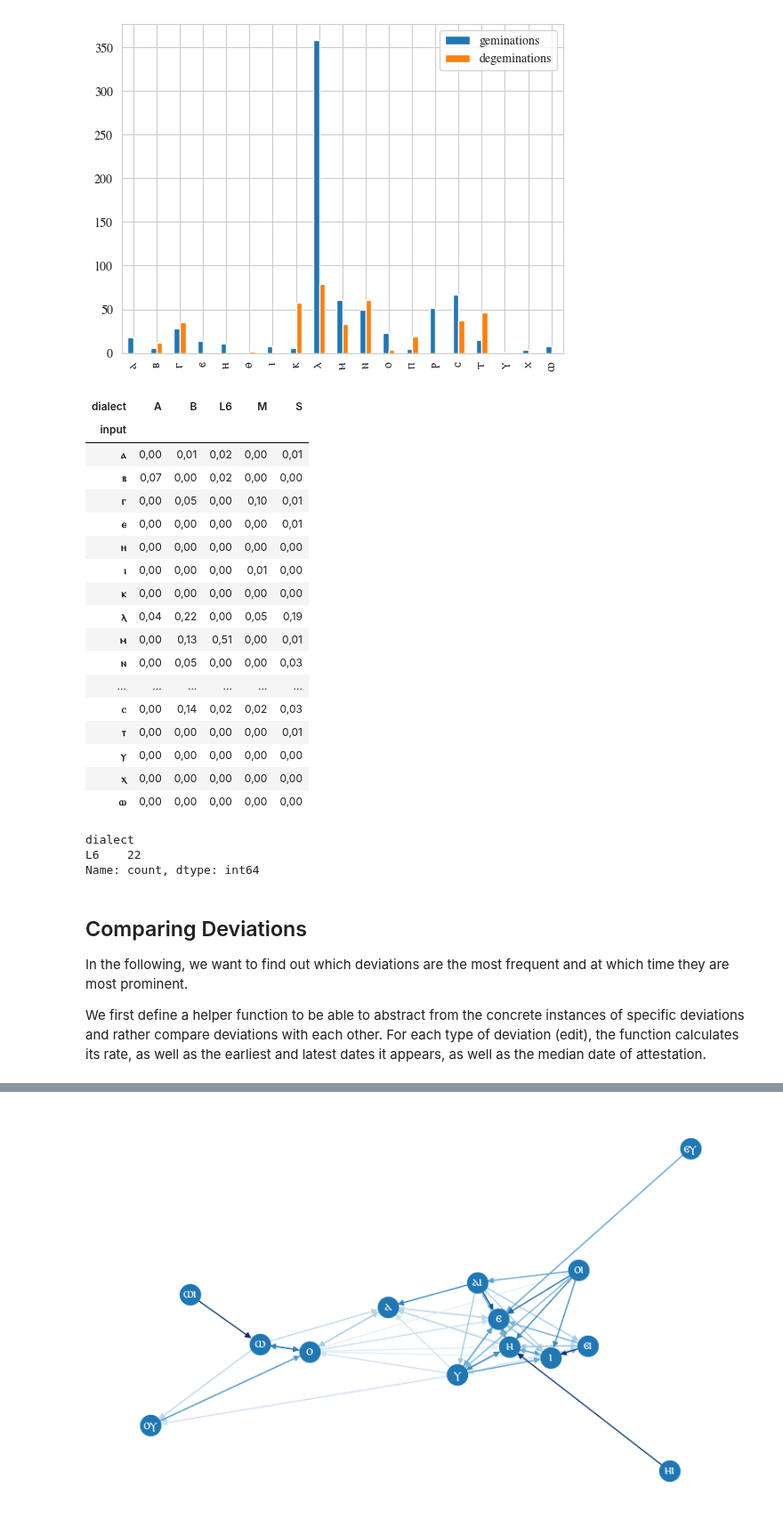
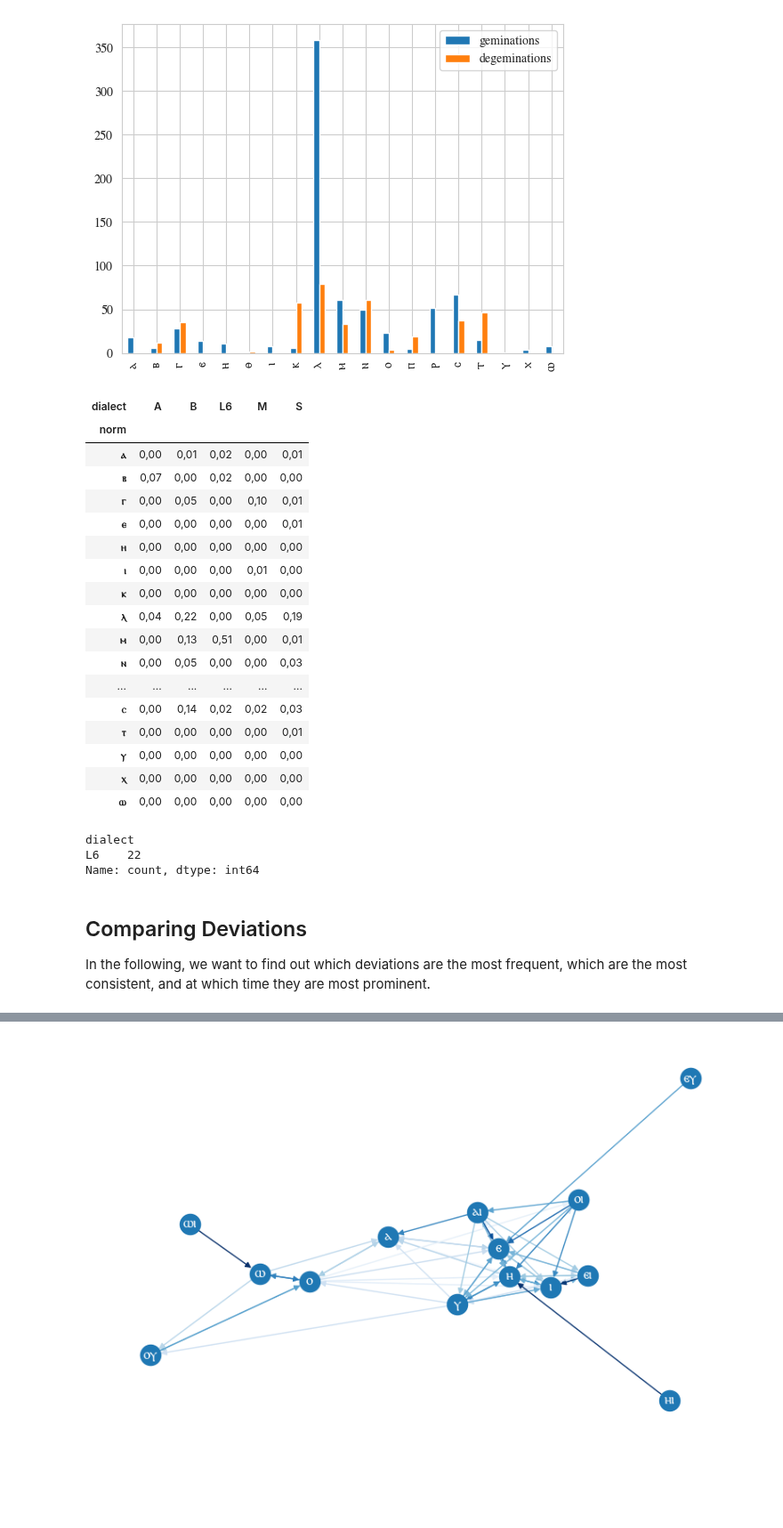
Before and after one commit to kmein/greek-coptic, a Jupyter notebook: greek-coptic.ipynb, the cells around one changed output, grey strips where cells are left out. Shown at 89% size. Saved outputs shown, nothing was run; the diff lists cells and outputs as text; code cells hidden in the pictures; blank space fills up the shorter version.

```diff
--- a/greek-coptic.ipynb
+++ b/greek-coptic.ipynb
@@ -744,3 +742,5 @@ pd.DataFrame(long_edits)
+# %%
+df_diff = df_diff.rename(columns={"input": "norm", "output": "var"})
 # %% [markdown]
 # Data Presentation and Analysis
 
@@ -806,6 +773,0 @@ Or across centuries:
-# %%
-df_diff["century"] = (df_diff["date_approximate"] / 100).fillna(-1).astype(int)
-result = dict()
-for century in set(df_diff["century"].values) - {-1}:
-    result[century] = rate("ⲟⲓ", "ⲉ", predicate=df_diff["century"] == century)
-pd.Series(result).plot.bar().set_ylim(0, 1)
@@ -818,28 +777,28 @@ pd.Series(result).plot.bar().set_ylim(0, 1)
 Since we earlier managed to identify geminations and degeminations, we can now look at how they are distributed in the data.
 # %%
 plt.rcParams['font.family'] = 'Antinoou'
-geminations = df_diff[(df_diff["input"] * 2 == df_diff["output"])]
-degeminations = df_diff[(df_diff["input"] == df_diff["output"] * 2)]
+geminations = df_diff[(df_diff["norm"] * 2 == df_diff["var"])]
+degeminations = df_diff[(df_diff["norm"] == df_diff["var"] * 2)]
 
 pd.DataFrame({
-    "geminations": geminations[geminations["input"].str.len() == 1]["input"].value_counts(),
-    "degeminations": degeminations[degeminations["output"].str.len() == 1]["output"].value_counts()
+    "geminations": geminations[geminations["norm"].str.len() == 1]["norm"].value_counts(),
+    "degeminations": degeminations[degeminations["var"].str.len() == 1]["var"].value_counts()
 }).plot.bar()
 # %% [output]
 <Axes: >
 [figure]
 # %%
-x = geminations[geminations["input"].str.len() == 1]
-y = pd.crosstab(x["input"], x["dialect"])
+x = geminations[geminations["norm"].str.len() == 1]
+y = pd.crosstab(x["norm"], x["dialect"])
 (100 * y / df_simple.groupby("dialect").count()["orthography"]).dropna(axis=1, how="all")[
     list(df_simple.groupby("dialect").count()["orthography"].where(lambda x: x > 4000).dropna().index)
 ] \
     .style.background_gradient(axis="rows", cmap=cm)
 #.applymap(lambda x: np.log10(x) if x > 0 else 0).style.background_gradient(axis="rows", cmap=cm)
 #df_simple.groupby("dialect").count()["orthography"].where(lambda x: x > 4000).dropna().index
 # %% [output]
 | dialect | A | B | L6 | M | S |
-| input |  |  |  |  |  |
+| norm |  |  |  |  |  |
 | ⲁ | 0,00 | 0,01 | 0,02 | 0,00 | 0,01 |
 | ⲃ | 0,07 | 0,00 | 0,02 | 0,00 | 0,00 |
 | ⲅ | 0,00 | 0,05 | 0,00 | 0,10 | 0,01 |
@@ -865,7 +824,4 @@ Name: count, dtype: int64
 # %% [markdown]
 ## Comparing Deviations
 
-In the following, we want to find out which deviations are the most frequent and at which time they are most prominent.
-
-We first define a helper function to be able to abstract from the concrete instances of specific deviations and rather compare deviations with each other.
-For each type of deviation (edit), the function calculates its rate, as well as the earliest and latest dates it appears, as well as the median date of attestation.
+In the following, we want to find out which deviations are the most frequent, which are the most consistent, and at which time they are most prominent.
```
Also changed, not shown: parts of 42 cells of this notebook.
